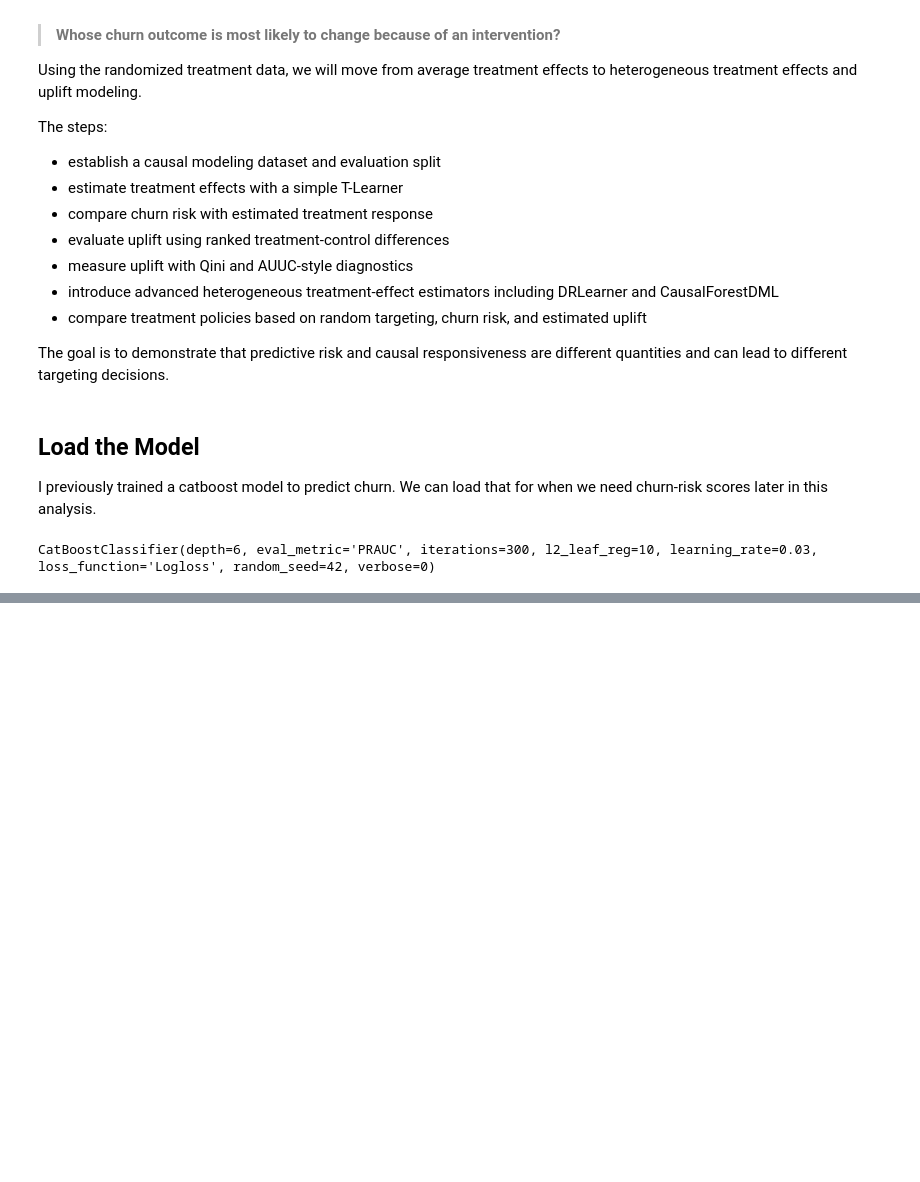
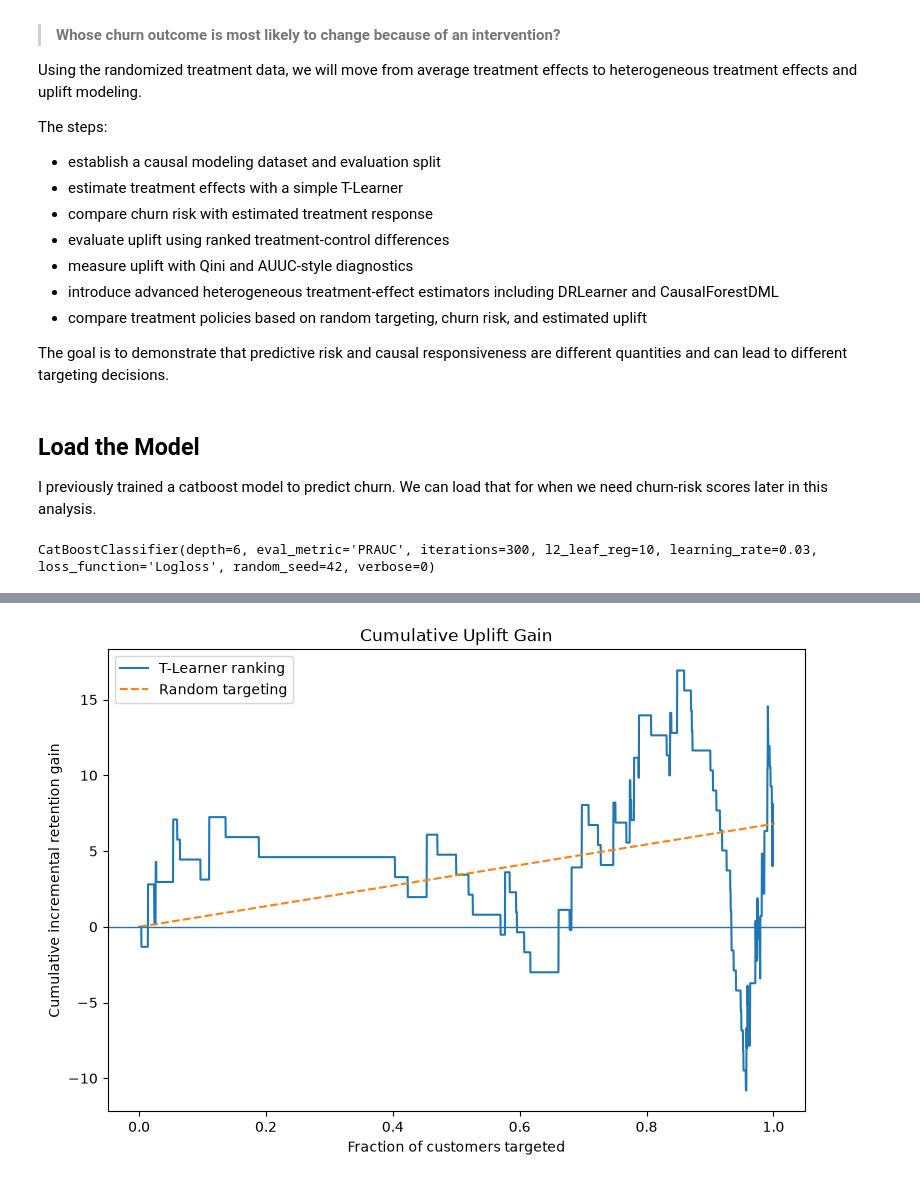
Before and after one commit to ACSanders/beyond-churn, a Jupyter notebook: notebooks/03_causal_uplift_modeling.ipynb, the cells around one changed output, grey strips where cells are left out. Cells and saved outputs as stored; diff of their text form; code cells hidden in the pictures; blank space fills up the shorter version.

Commit message:
Add T-Learner causal uplift baseline

```diff
--- a/notebooks/03_causal_uplift_modeling.ipynb
+++ b/notebooks/03_causal_uplift_modeling.ipynb
@@ -91,0 +673,12 @@ CatBoostClassifier(depth=6, eval_metric='PRAUC', iterations=300, l2_leaf_reg=10,
+# %%
+# then we can assign uplift quintiles
+eval_results["uplift_quintile"] = pd.qcut(
+    eval_results["predicted_retention_uplift"].rank(
+        method="first",
+        ascending=False
+    ),
+    q=5,
+    labels=[1, 2, 3, 4, 5]
+)
+
+eval_results["uplift_quintile"].value_counts().sort_index()
@@ -91,0 +1050,8 @@ CatBoostClassifier(depth=6, eval_metric='PRAUC', iterations=300, l2_leaf_reg=10,
+# %%
+# random targeting baseline
+total_gain = eval_ranked["cumulative_gain"].iloc[-1]
+
+eval_ranked["random_gain"] = (
+    eval_ranked["population_fraction"]
+    * total_gain
+)
@@ -91,0 +1064,30 @@ CatBoostClassifier(depth=6, eval_metric='PRAUC', iterations=300, l2_leaf_reg=10,
+# %%
+# plot cumulative gain curve
+plt.figure(figsize=(9, 6))
+
+plt.plot(
+    eval_ranked["population_fraction"],
+    eval_ranked["cumulative_gain"],
+    label="T-Learner ranking"
+)
+
+plt.plot(
+    eval_ranked["population_fraction"],
+    eval_ranked["random_gain"],
+    linestyle="--",
+    label="Random targeting"
+)
+
+plt.axhline(
+    0,
+    linewidth=1
+)
+
+plt.xlabel("Fraction of customers targeted")
+plt.ylabel("Cumulative incremental retention gain")
+plt.title("Cumulative Uplift Gain")
+plt.legend()
+
+plt.show()
+# %% [output]
+[figure, added]
```
Also changed, not shown: parts of 53 cells of this notebook.
